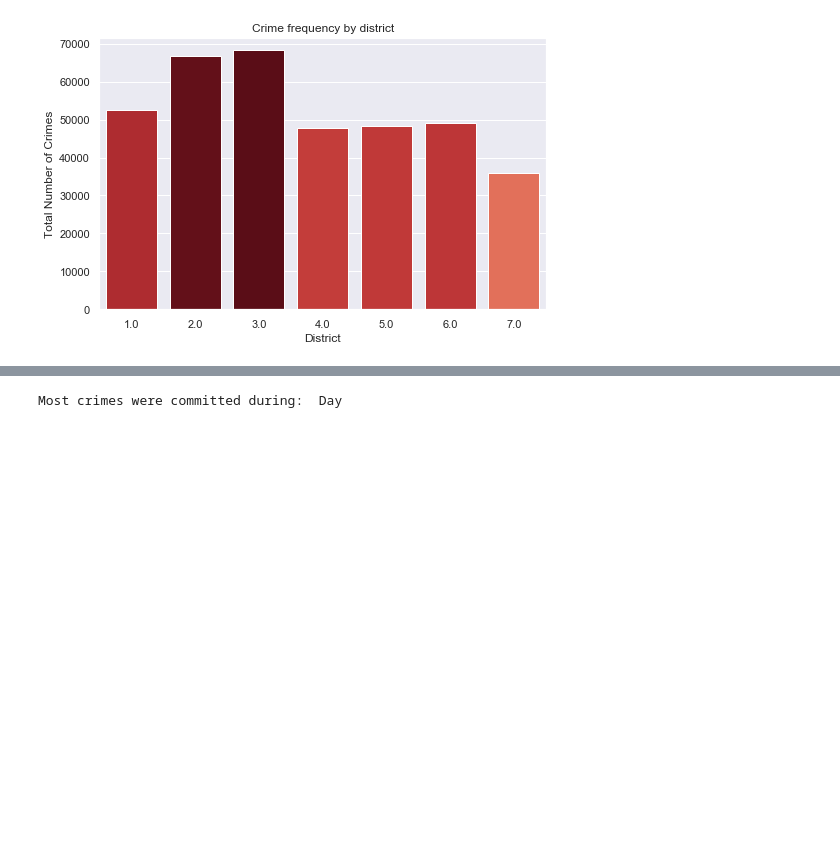
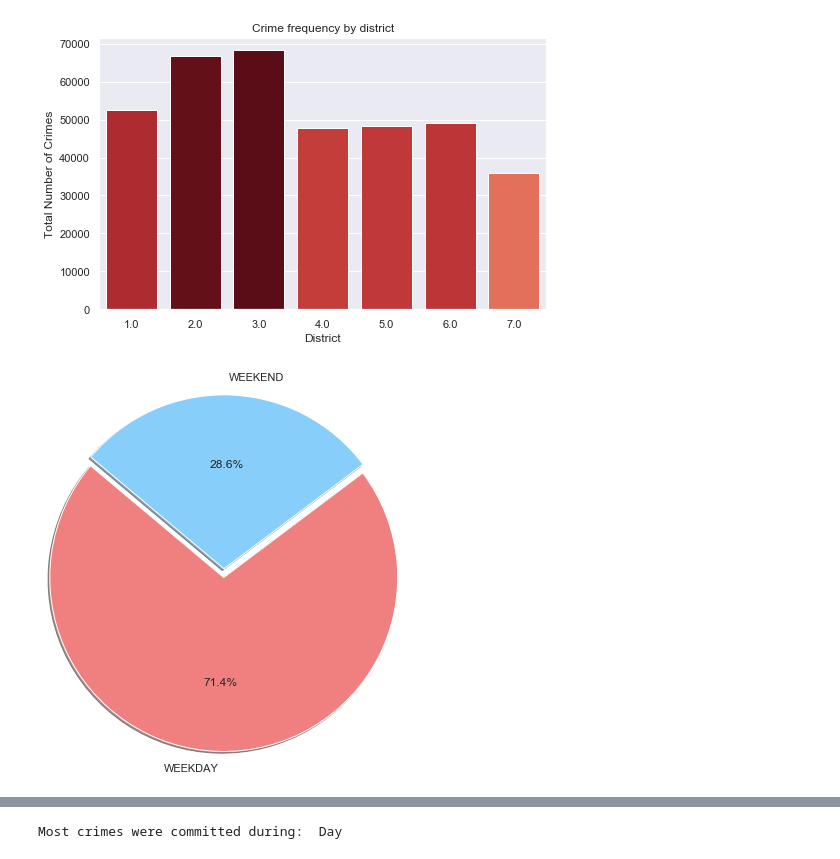
Before and after one commit to iraismgarcia5/Project_DC_Crime_Analysis, a Jupyter notebook: Project1_DC_Crime_Analysis.ipynb, the cells around one changed output, grey strips where cells are left out. Saved outputs shown, nothing was run; the diff lists cells and outputs as text; code cells hidden in the pictures; blank space fills up the shorter version.

Commit message:
Added a code to identify crimes during weekend and weekday

```diff
--- a/Project1_DC_Crime_Analysis.ipynb
+++ b/Project1_DC_Crime_Analysis.ipynb
@@ -504,6 +504,29 @@ vis_plot(district_count, 'District', 'Total Number of Crimes','Crime frequency b
 [figure]
 [figure]
 [figure]
+# %%
+# Crimes by Weekend and Weekday
+mon=dc_crimes_df.loc[dc_crimes_df["DAY_OF_WEEK"]=="Monday"].count()
+tue=dc_crimes_df.loc[dc_crimes_df["DAY_OF_WEEK"]=="Tuesday"].count()
+wed=dc_crimes_df.loc[dc_crimes_df["DAY_OF_WEEK"]=="Wednesday"].count()
+thu=dc_crimes_df.loc[dc_crimes_df["DAY_OF_WEEK"]=="Thursday"].count()
+fri=dc_crimes_df.loc[dc_crimes_df["DAY_OF_WEEK"]=="Friday"].count()
+sat=dc_crimes_df.loc[dc_crimes_df["DAY_OF_WEEK"]=="Saturday"].count()
+sun=dc_crimes_df.loc[dc_crimes_df["DAY_OF_WEEK"]=="Sunday"].count()
+weekday=mon[0]+tue[0]+wed[0]+thu[0]+fri[0]
+weekend=sat[0]+sun[0]
+
+#Plot the pie chart for Number of crimes by SHifts
+labels=["WEEKDAY","WEEKEND"]
+values=[weekday,weekend]
+colors=["lightcoral","lightskyblue"]
+explode=(0,0.1)
+plt.pie(values,explode=explode,labels=labels,colors=colors,autopct='%1.1f%%',
+        shadow=True,startangle=140,radius=2)
+plt.savefig("Images/crimes_weekend_weekday.png")
+plt.show()
+# %% [output]
+[figure, added]
 # %%
 #Total Crimes
 t_crimes=len(dc_crimes_df["CCN"].unique())
```
Also changed, not shown: parts of 2 cells of this notebook, 4 other files.
